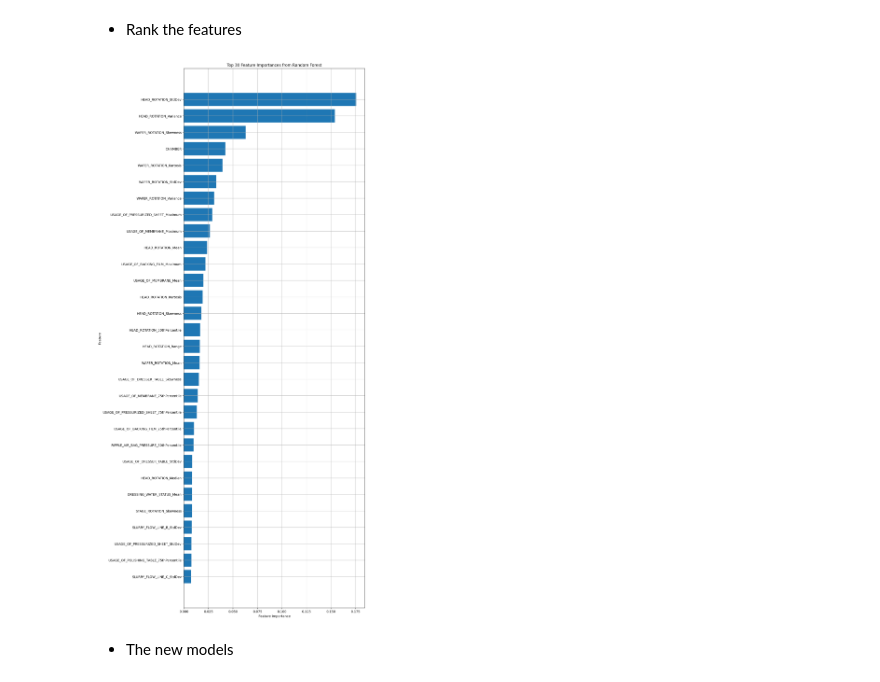
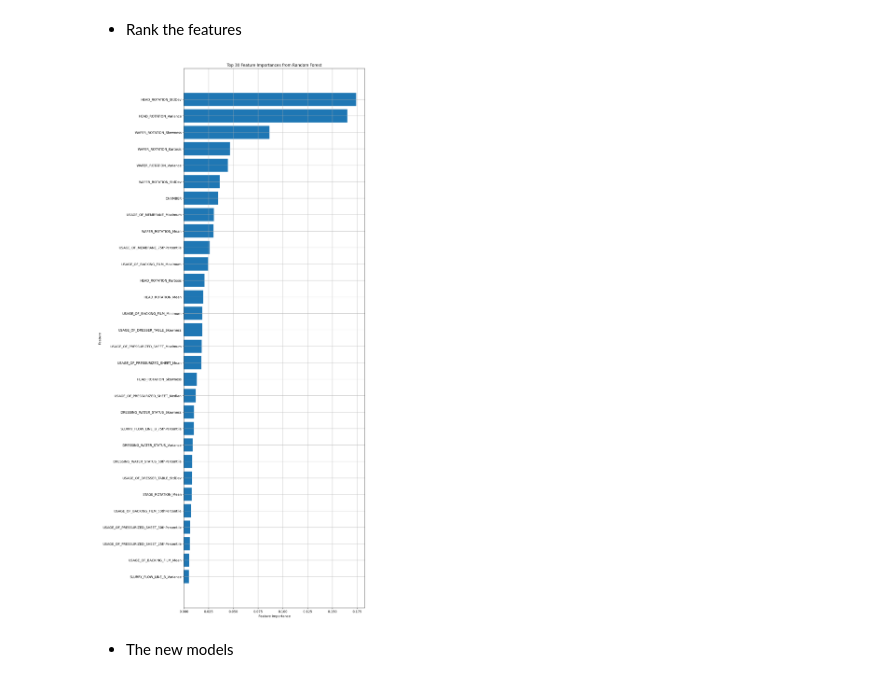
Before and after one commit to sadia575/featureengineering, a Jupyter notebook: notebook/FeatureExtractionWithFunctions_Updated.ipynb, the cells around one changed output. Drawn from its saved outputs; the diff is of its cells as text; code cells hidden in the pictures.

```diff
--- a/notebook/FeatureExtractionWithFunctions_Updated.ipynb
+++ b/notebook/FeatureExtractionWithFunctions_Updated.ipynb
@@ -526,28 +522,28 @@ white_test_results_rf, white_test_results_svr, white_test_results_lasso
 - Rank the features
 # %%
 # Extract feature importances from the Random Forest model and pair them with column names
-feature_importances_rf = model_rf.feature_importances_
+feature_importances_rf = models['Random Forest'].feature_importances_
 feature_names = training_set.drop(columns=['WAFER_ID', 'AVG_REMOVAL_RATE']).columns
 
 # Create a DataFrame for feature importances
 feature_importances_df = pd.DataFrame({'Feature': feature_names, 'Importance': feature_importances_rf})
 
 # Sort the DataFrame based on feature importance
 feature_importances_df = feature_importances_df.sort_values(by='Importance', ascending=False)
 
 # Plot the feature importances
 # plt.figure(figsize=(10, 8))
 # plt.barh(feature_importances_df['Feature'][:30], feature_importances_df['Importance'][:30])
 plt.figure(figsize=(10, 30))
 plt.barh(feature_importances_df['Feature'][:30], feature_importances_df['Importance'][:30])
 plt.xlabel('Feature Importance')
 plt.ylabel('Feature')
 plt.title('Top 30 Feature Importances from Random Forest')
 plt.gca().invert_yaxis()  # Invert y-axis to have the most important feature on top
 plt.grid()
 plt.show()
 # %% [output]
-[figure, old version]
+[figure, new version]
 # %% [markdown]
 - The new models
 # %%
```
Also changed, not shown: parts of 21 cells of this notebook, 1 other file.
